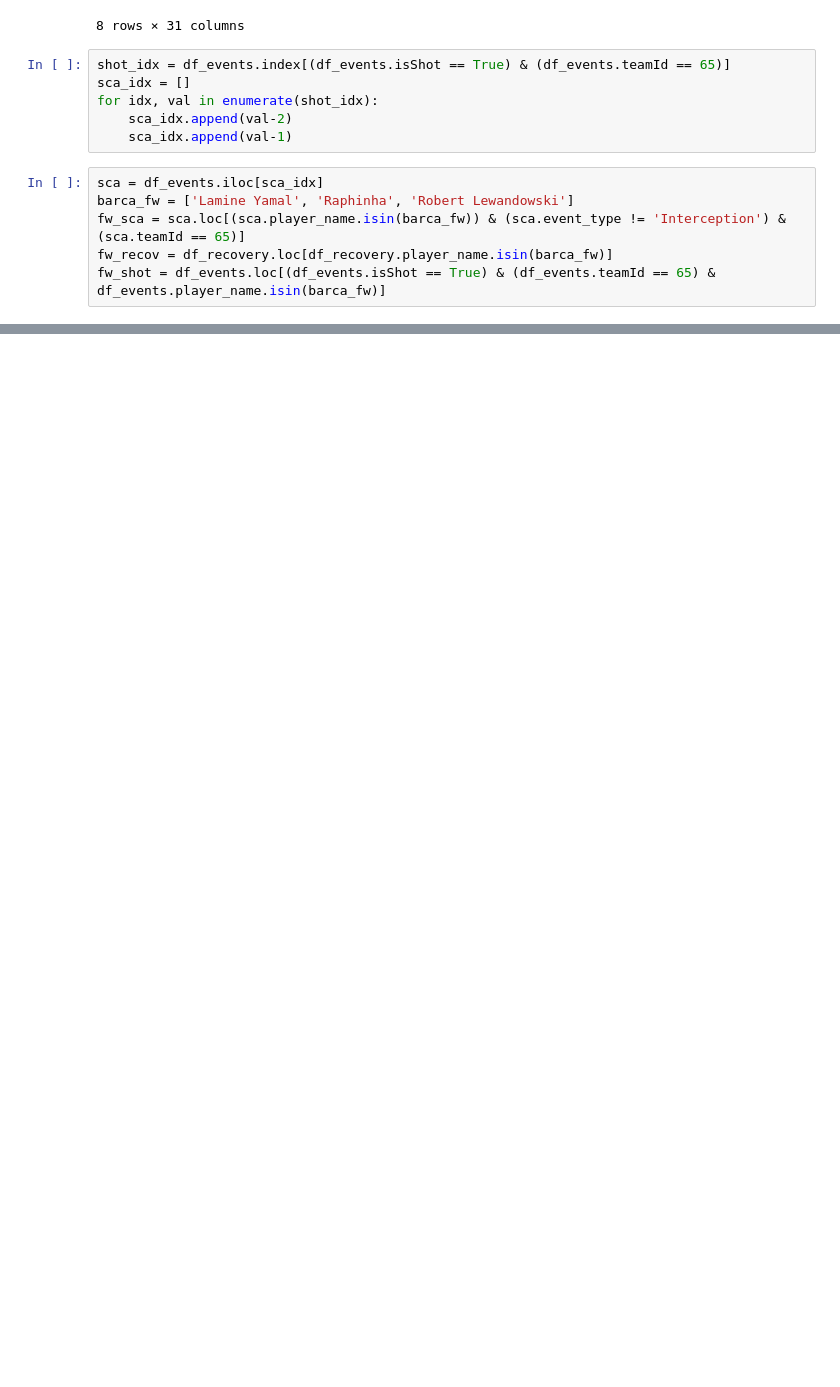
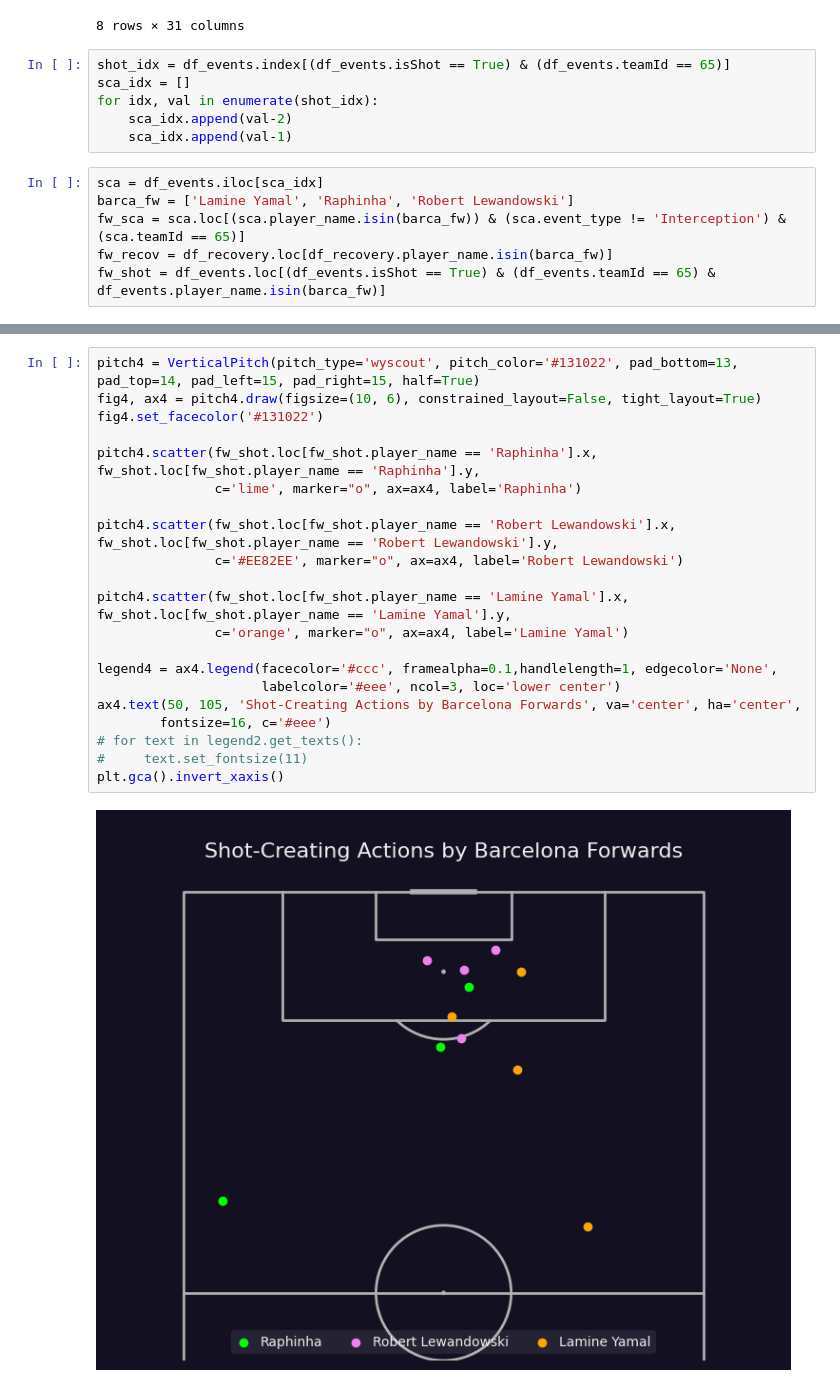
Before and after one commit to RidhoBeteer/barca-attacking-trio-vs-madrid, a Jupyter notebook: barca_fw_actions.ipynb, the cells around one changed output, grey strips where cells are left out. Drawn from its saved outputs; the diff is of its cells as text; blank space fills up the shorter version.

```diff
--- a/barca_fw_actions.ipynb
+++ b/barca_fw_actions.ipynb
@@ -168,0 +215,23 @@ fw_shot = df_events.loc[(df_events.isShot == True) & (df_events.teamId == 65) &
+# %%
+pitch4 = VerticalPitch(pitch_type='wyscout', pitch_color='#131022', pad_bottom=13, pad_top=14, pad_left=15, pad_right=15, half=True)
+fig4, ax4 = pitch4.draw(figsize=(10, 6), constrained_layout=False, tight_layout=True)
+fig4.set_facecolor('#131022')
+
+pitch4.scatter(fw_shot.loc[fw_shot.player_name == 'Raphinha'].x, fw_shot.loc[fw_shot.player_name == 'Raphinha'].y,
+               c='lime', marker="o", ax=ax4, label='Raphinha')
+
+pitch4.scatter(fw_shot.loc[fw_shot.player_name == 'Robert Lewandowski'].x, fw_shot.loc[fw_shot.player_name == 'Robert Lewandowski'].y,
+               c='#EE82EE', marker="o", ax=ax4, label='Robert Lewandowski')
+
+pitch4.scatter(fw_shot.loc[fw_shot.player_name == 'Lamine Yamal'].x, fw_shot.loc[fw_shot.player_name == 'Lamine Yamal'].y,
+               c='orange', marker="o", ax=ax4, label='Lamine Yamal')
+
+legend4 = ax4.legend(facecolor='#ccc', framealpha=0.1,handlelength=1, edgecolor='None',
+                     labelcolor='#eee', ncol=3, loc='lower center')
+ax4.text(50, 105, 'Shot-Creating Actions by Barcelona Forwards', va='center', ha='center',
+        fontsize=16, c='#eee')
+# for text in legend2.get_texts():
+#     text.set_fontsize(11)
+plt.gca().invert_xaxis()
+# %% [output]
+[figure, added]
```
Also changed, not shown: parts of 4 cells of this notebook.
